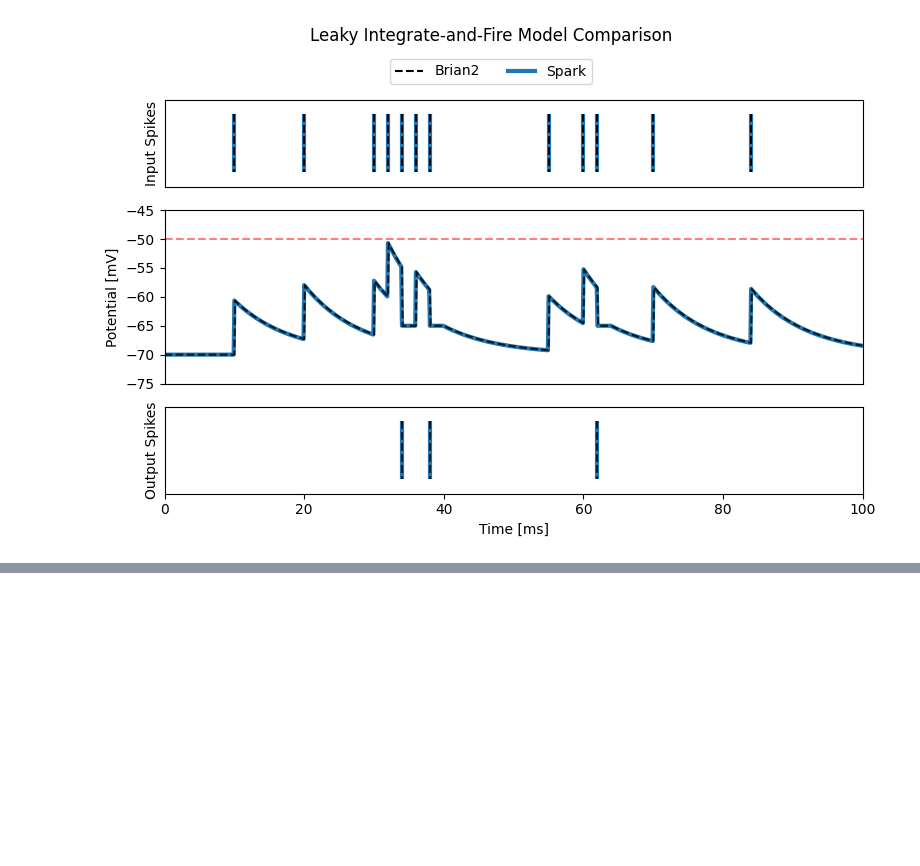
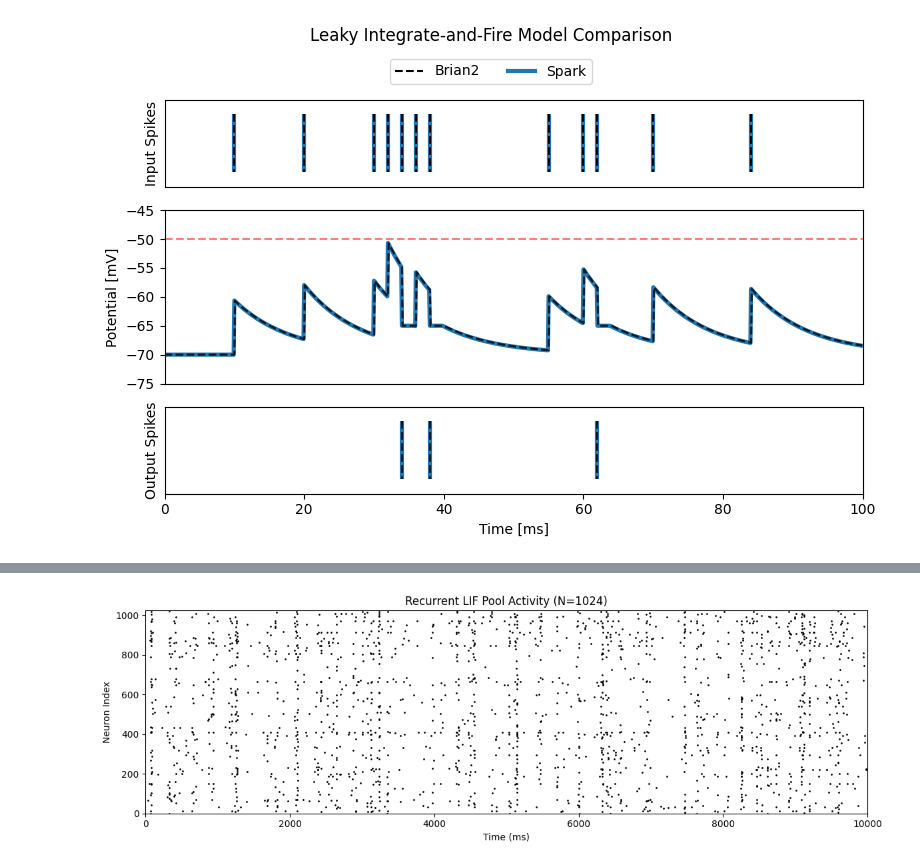
Before and after one commit to Nogarx/Spark, a Jupyter notebook: benchmarks/lif_benchmark.ipynb, the cells around one changed output, grey strips where cells are left out. Cells and saved outputs as stored; diff of their text form; code cells hidden in the pictures; blank space fills up the shorter version.

```diff
--- a/benchmarks/lif_benchmark.ipynb
+++ b/benchmarks/lif_benchmark.ipynb
@@ -218,0 +317,94 @@ plt.show()
+# %%
+import brian2 as b2
+import matplotlib.pyplot as plt
+
+# --- 1. Set up Simulation Parameters ---
+
+b2.defaultclock.dt = 0.1 * b2.ms  # Set the simulation timestep
+
+N = 1024                # Number of neurons in the pool
+N_ext = 256
+Nout = 256
+T = 10000 * b2.ms        # Total simulation time
+
+# LIF Neuron parameters
+tau = 20 * b2.ms       # Membrane time constant
+v_rest = -70 * b2.mV   # Resting potential
+v_thresh = -50 * b2.mV # Spike threshold
+v_reset = -70 * b2.mV  # Reset potential
+tau_ref = 5 * b2.ms    # Refractory period
+
+# Synaptic weights
+w_ext = 1.0 * b2.mV    # External input weight
+w_rec = 0.25 * b2.mV    # Recurrent excitatory weight
+
+# External input
+f_ext = 15 * b2.Hz     # Firing rate of the external Poisson input
+
+# --- 2. Define the Neuron Model ---
+
+# Standard LIF neuron equations
+lif_eqs = '''
+dv/dt = (v_rest - v) / tau : volt (unless refractory)
+'''
+
+# --- 3. Create Neuron and Input Groups ---
+
+# The main recurrent population
+G = b2.NeuronGroup(
+    N,
+    lif_eqs,
+    threshold='v > v_thresh',
+    reset='v = v_reset',
+    refractory=tau_ref,
+    method='linear'
+)  # 'exact' is efficient for linear LIF
+
+# Initialize membrane potentials at rest
+G.v = v_rest
+
+# The external "world" input, modeled as an independent
+# Poisson spike train for each neuron in G
+P_ext = b2.PoissonGroup(Nout, rates=f_ext)
+
+
+# --- 4. Create Synaptic Connections ---
+
+# External to Group (delta-current synapse)
+# Each spike from P_ext[i] causes an instantaneous jump in G.v[i]
+S_ext = b2.Synapses(P_ext, G, on_pre='v += w_ext')
+S_ext.connect(True, p=(32 / Nout))  # One-to-one connection
+
+# Recurrent (Group to Group)
+# All-to-all connectivity, except for self-connections
+S_rec = b2.Synapses(G, G, on_pre='v += w_rec')
+S_rec.connect(condition='i != j', p=(128 / N))
+
+
+# --- 5. Set up Monitors to Record Data ---
+
+# Record spikes from the main population
+spikemon = b2.SpikeMonitor(G)
+
+# Record voltage of the first 3 neurons
+
+# --- 6. Run the Simulation ---
+
+print(f"Running simulation for {T} with {N} neurons...")
+b2.run(T)
+print("Simulation complete.")
+
+# --- 7. Plot the Results ---
+
+plt.figure(figsize=(12, 4))
+
+# Plot 1: Raster plot of the recurrent pool
+plt.plot(spikemon.t / b2.ms, spikemon.i, '.k', markersize=2)
+plt.title(f'Recurrent LIF Pool Activity (N={N})')
+plt.xlabel('Time (ms)')
+plt.ylabel('Neuron Index')
+plt.xlim([0, T / b2.ms])
+plt.ylim([0, N])
+plt.tight_layout()
+plt.show()
+# %% [output]
@@ -218,0 +421 @@ plt.show()
+[figure, added]
```
Also changed, not shown: parts of 13 cells of this notebook, 10 other files.
